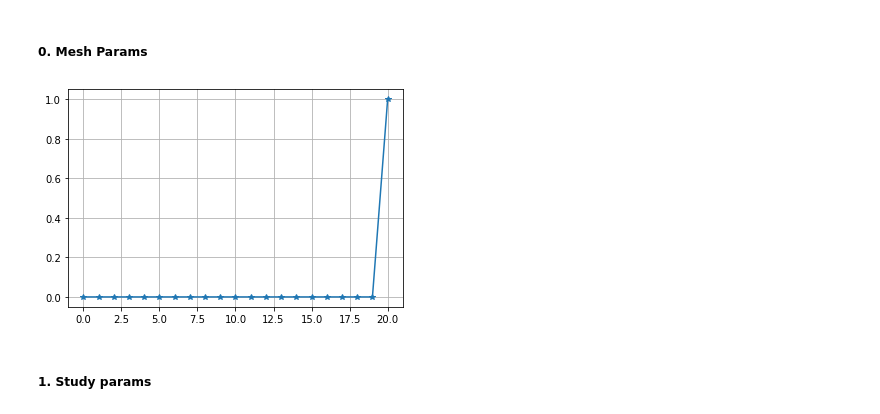
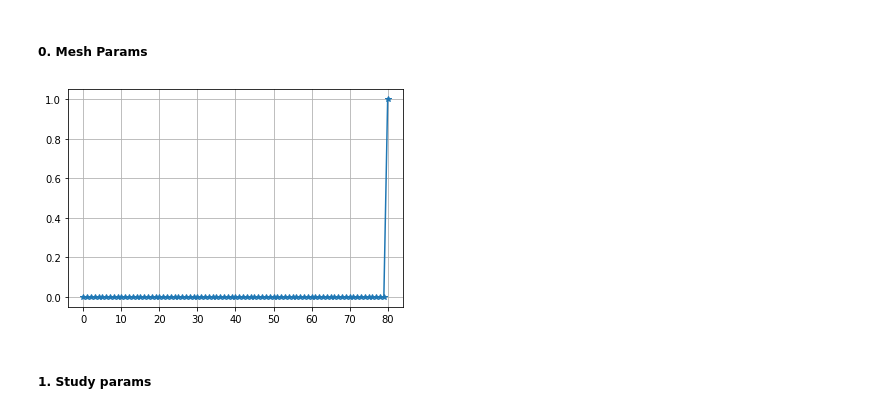
Before and after one commit to ArturTukhbatullin/GIT_stencil-net, a Jupyter notebook: 2_Thermal_conductivity/2_3_Thermal_stencil_net_OptunaCycle.ipynb, the cells around one changed output. Saved outputs shown, nothing was run; the diff lists cells and outputs as text; code cells hidden in the pictures.

```diff
--- a/2_Thermal_conductivity/2_3_Thermal_stencil_net_OptunaCycle.ipynb
+++ b/2_Thermal_conductivity/2_3_Thermal_stencil_net_OptunaCycle.ipynb
@@ -29,25 +20,25 @@ import my_thermal_funcs as mtf
 # %%
 generate_flg=True # True - генерация, False - чтение уже сгенерированных
 # generate_flg=False
 
-n=21 #число узлов
+n=81 #число узлов
 L=1 # длина расчт области
 T=.3 #конечное время
 kurant=0.5
 
 h=L/(n-1)
 b=(n-1)*0.1*L #width % of L (длина участка с v=1, составляет 10% от расчт области)
 # IC
 v=[0 for i in range(0,n)]
 # v=[np.sin(6.6*np.pi*i/n) for i in range(0,n)] #sin(6.6x)
 # BC
 v[0]=0
 v[-1]=1
 
 plt.plot(v,'-*')
 plt.grid()
 # %% [output]
-[figure, old version]
+[figure, new version]
 # %% [markdown]
 ##### 1. Study params
 # %%
```
Also changed, not shown: parts of 26 cells of this notebook, 3 other files.
